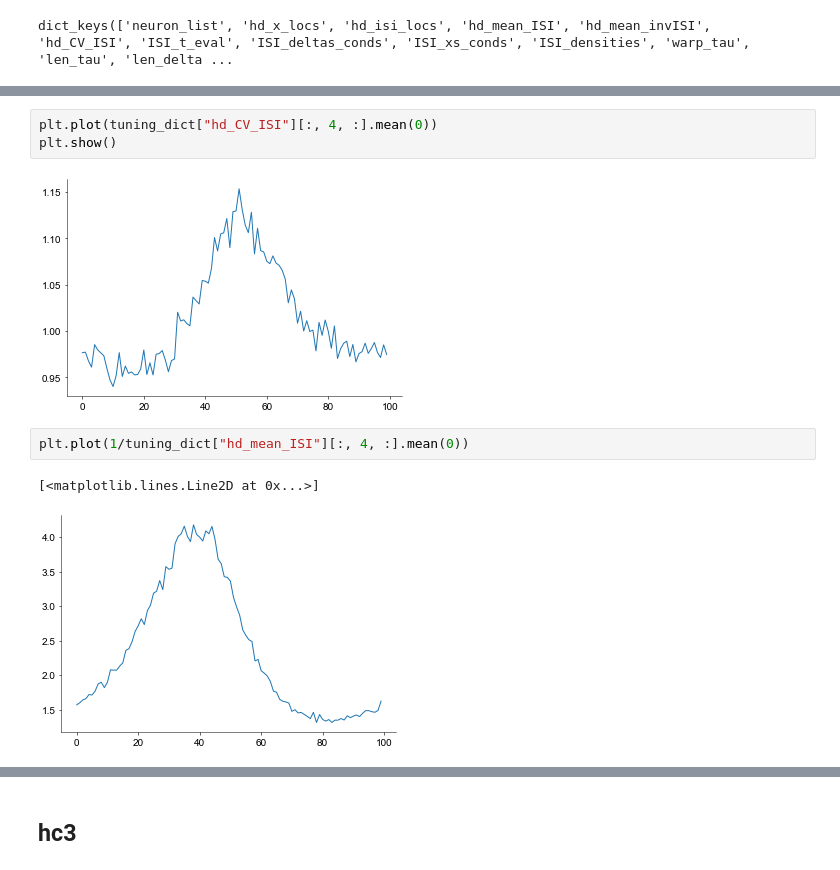
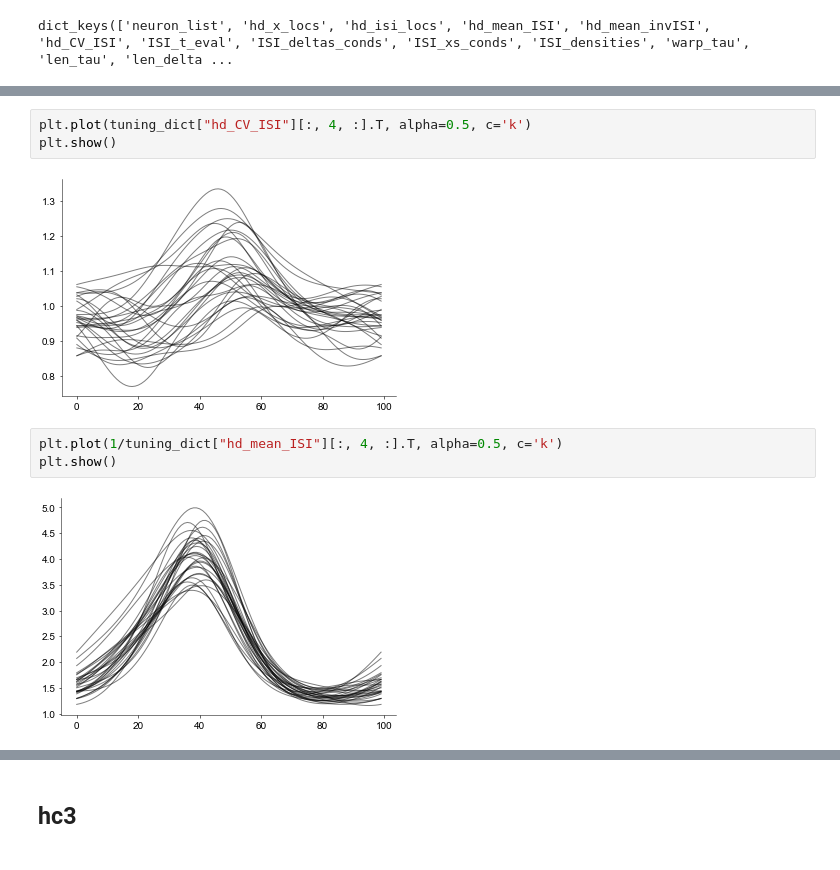
Before and after one commit to davindicode/nonparametric-nonrenewal-process, a Jupyter notebook: scripts/plots/plots.ipynb, the cells around one changed output, grey strips where cells are left out. Drawn from its saved outputs; the diff is of its cells as text.

```diff
--- a/scripts/plots/plots.ipynb
+++ b/scripts/plots/plots.ipynb
@@ -668,13 +683,13 @@ dict_keys(['neuron_list', 'hd_x_locs', 'hd_isi_locs', 'hd_mean_ISI', 'hd_mean_in
 # %%
-plt.plot(tuning_dict["hd_CV_ISI"][:, 4, :].mean(0))
+plt.plot(tuning_dict["hd_CV_ISI"][:, 4, :].T, alpha=0.5, c='k')
 plt.show()
 # %% [output]
-[figure, old version]
+[figure, new version]
 # %%
-plt.plot(1/tuning_dict["hd_mean_ISI"][:, 4, :].mean(0))
+plt.plot(1/tuning_dict["hd_mean_ISI"][:, 4, :].T, alpha=0.5, c='k')
+plt.show()
 # %% [output]
-[<matplotlib.lines.Line2D at 0x...>]
-[figure, old version]
+[figure, new version]
 # %%
 imISI = 1 / variability_dict["mean_ISI"].mean(0)
 #imISI = variability_dict["mean_invISI"].mean(0)
```
Also changed, not shown: parts of 17 cells of this notebook, 6 other files.
